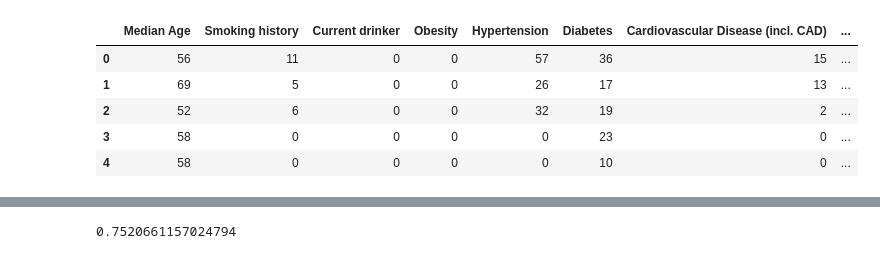
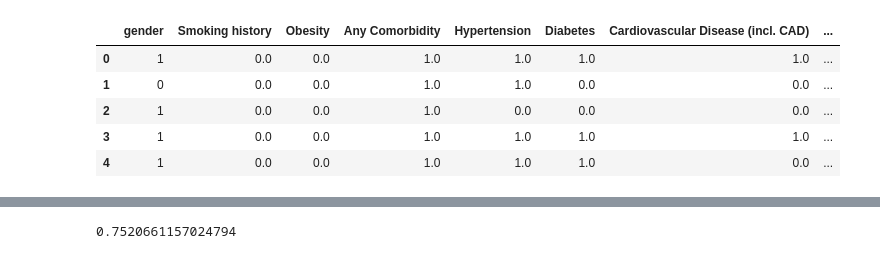
Before and after one commit to stellakk75/COVID-19RiskCalc, a Jupyter notebook: RiskFactorsML.ipynb, the cells around one changed output, grey strips where cells are left out. Saved outputs shown, nothing was run; the diff lists cells and outputs as text; code cells hidden in the pictures.

```diff
--- a/RiskFactorsML.ipynb
+++ b/RiskFactorsML.ipynb
@@ -8,0 +7,2 @@ df = pd.read_csv("edited_data.csv")
+# %%
+df = pd.read_csv('covid_clinical_data.csv')
@@ -9,2 +34,3 @@ df = pd.read_csv("edited_data.csv")
 # %%
-df;
+selected = df.iloc[:,6:]
+selected
@@ -11 +51,3 @@ df;
+# %%
+updated = selected.fillna(0)
 # %%
@@ -13,15 +55,16 @@ target=df['Mortality']
 target_names=['risk','not_risk']
 # %%
-data = df.drop("Mortality", axis=1)
+data = updated.drop("Mortality", axis=1)
+
 feature_names = data.columns
 data.head()
 # %% [output]
-|  | Median Age | Smoking history | Current drinker | Obesity | Hypertension | Diabetes | Cardiovascular Disease (incl. CAD) | ... |
-| 0 | 56 | 11 | 0 | 0 | 57 | 36 | 15 | ... |
-| 1 | 69 | 5 | 0 | 0 | 26 | 17 | 13 | ... |
-| 2 | 52 | 6 | 0 | 0 | 32 | 19 | 2 | ... |
-| 3 | 58 | 0 | 0 | 0 | 0 | 23 | 0 | ... |
-| 4 | 58 | 0 | 0 | 0 | 0 | 10 | 0 | ... |
+|  | gender | Smoking history | Obesity | Any Comorbidity | Hypertension | Diabetes | Cardiovascular Disease (incl. CAD) | ... |
+| 0 | 1 | 0.0 | 0.0 | 1.0 | 1.0 | 1.0 | 1.0 | ... |
+| 1 | 0 | 0.0 | 0.0 | 1.0 | 1.0 | 0.0 | 0.0 | ... |
+| 2 | 1 | 0.0 | 0.0 | 1.0 | 0.0 | 0.0 | 0.0 | ... |
+| 3 | 1 | 0.0 | 0.0 | 1.0 | 1.0 | 1.0 | 1.0 | ... |
+| 4 | 1 | 0.0 | 0.0 | 1.0 | 1.0 | 1.0 | 0.0 | ... |
 # %%
 from sklearn.model_selection import train_test_split
 X_train, X_test, y_train, y_test = train_test_split(data, target, random_state=1)
```
Also changed, not shown: parts of 18 cells of this notebook, 10 other files.
